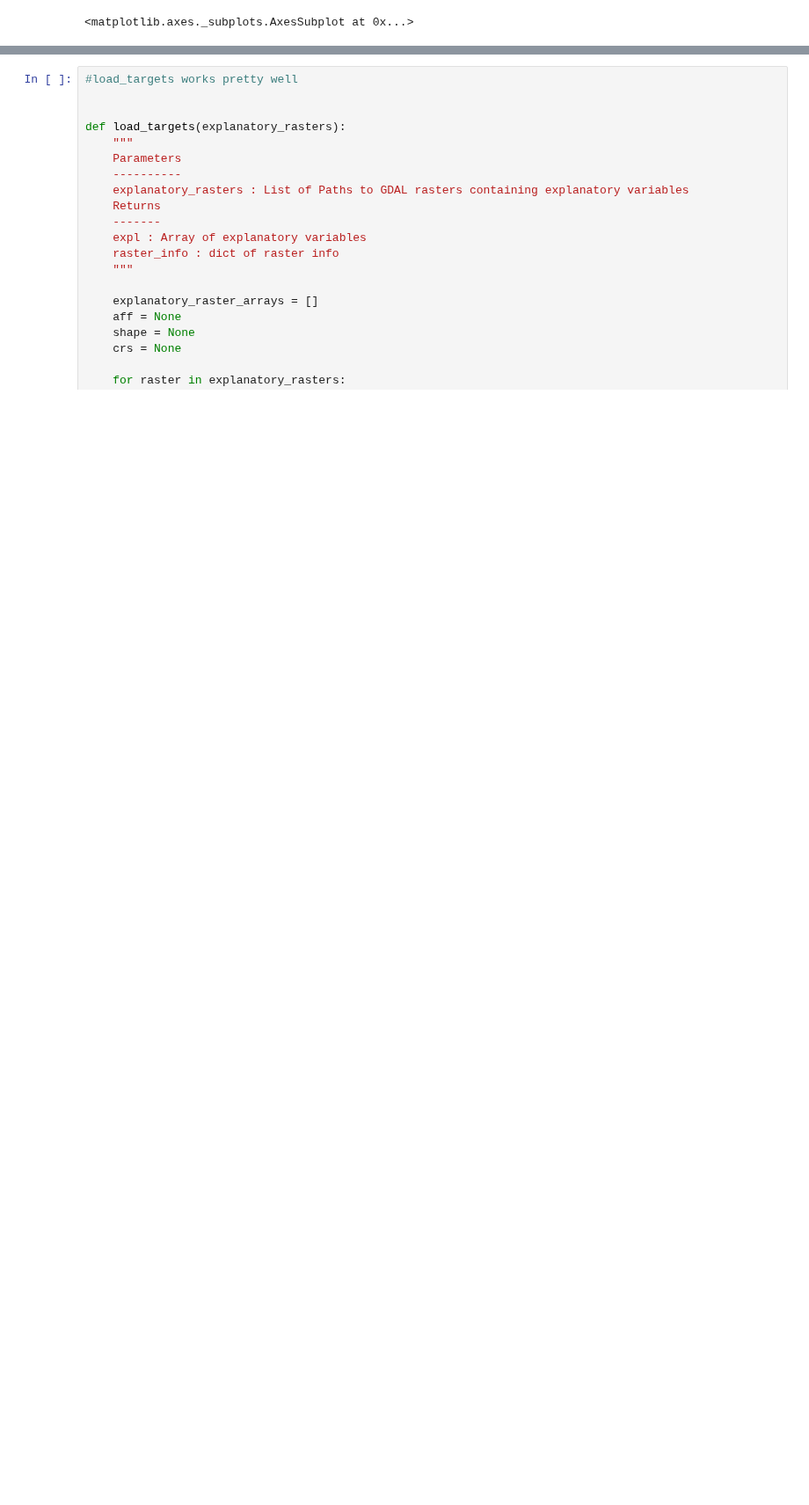
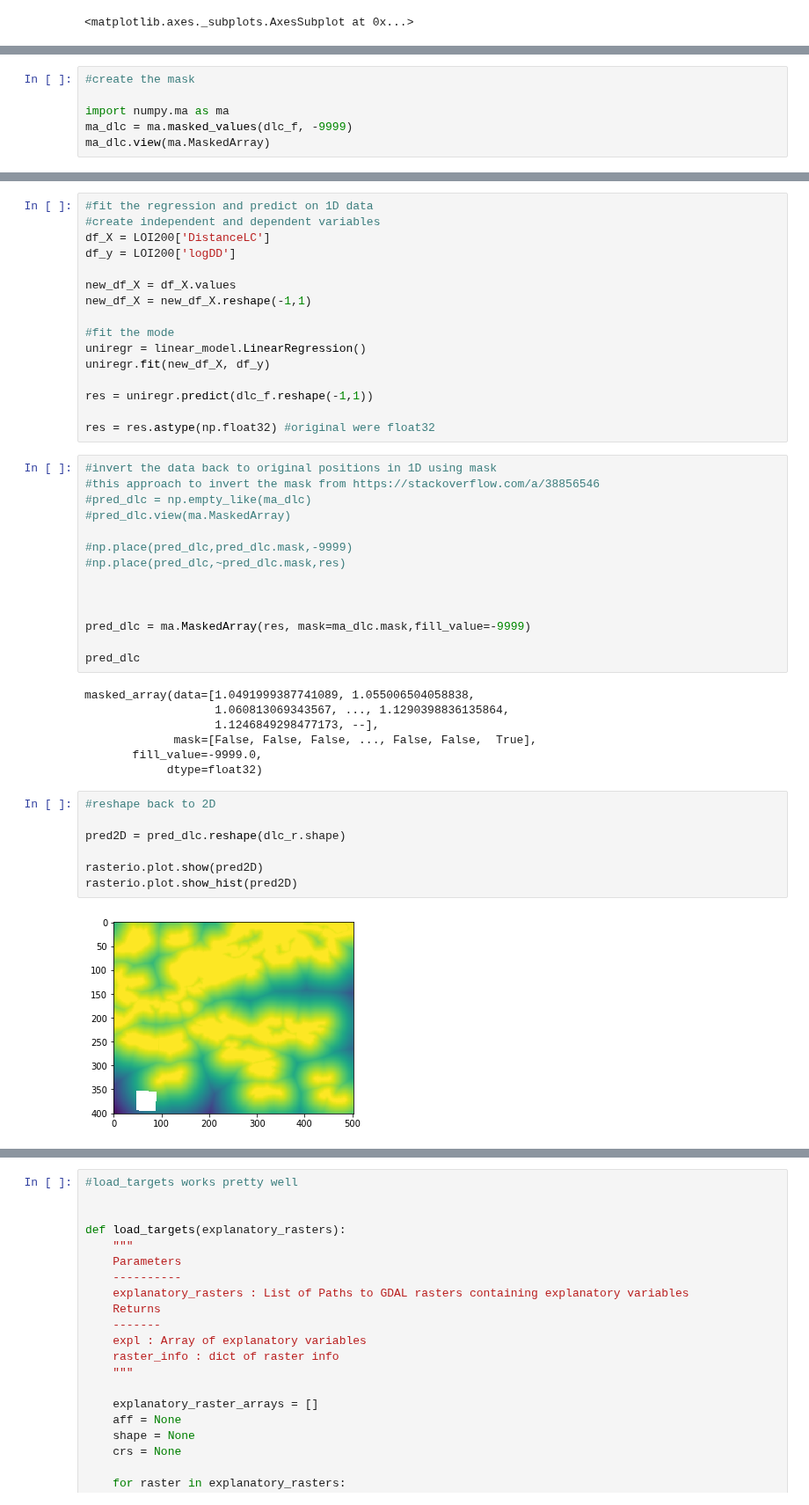
Before and after one commit to jamesdamillington/SpatialDeerDensity, a Jupyter notebook: DeerDistribution.ipynb, the cells around one changed output, grey strips where cells are left out. Shown at 88% size. Drawn from its saved outputs; the diff is of its cells as text; blank space fills up the shorter version.

Commit message:
adding masked arrays

```diff
--- a/DeerDistribution.ipynb
+++ b/DeerDistribution.ipynb
@@ -311,0 +322,6 @@ rasterio.plot.show(dbh_r)
+# %%
+#create the mask
+
+import numpy.ma as ma
+ma_dlc = ma.masked_values(dlc_f, -9999)
+ma_dlc.view(ma.MaskedArray)
@@ -311,0 +343,46 @@ rasterio.plot.show(dbh_r)
+# %%
+#fit the regression and predict on 1D data
+#create independent and dependent variables
+df_X = LOI200['DistanceLC']
+df_y = LOI200['logDD']
+
+new_df_X = df_X.values
+new_df_X = new_df_X.reshape(-1,1)
+
+#fit the mode
+uniregr = linear_model.LinearRegression()
+uniregr.fit(new_df_X, df_y)
+
+res = uniregr.predict(dlc_f.reshape(-1,1))
+
+res = res.astype(np.float32) #original were float32
+# %%
+#invert the data back to original positions in 1D using mask
+#this approach to invert the mask from https://stackoverflow.com/a/38856546
+#pred_dlc = np.empty_like(ma_dlc)
+#pred_dlc.view(ma.MaskedArray)
+
+#np.place(pred_dlc,pred_dlc.mask,-9999)
+#np.place(pred_dlc,~pred_dlc.mask,res)
+
+
+
+pred_dlc = ma.MaskedArray(res, mask=ma_dlc.mask,fill_value=-9999)
+
+pred_dlc
+# %% [output]
+masked_array(data=[1.0491999387741089, 1.055006504058838,
+                   1.060813069343567, ..., 1.1290398836135864,
+                   1.1246849298477173, --],
+             mask=[False, False, False, ..., False, False,  True],
+       fill_value=-9999.0,
+            dtype=float32)
+# %%
+#reshape back to 2D
+
+pred2D = pred_dlc.reshape(dlc_r.shape)
+
+rasterio.plot.show(pred2D)
+rasterio.plot.show_hist(pred2D)
+# %% [output]
+[figure, added]
```
Also changed, not shown: parts of 23 cells of this notebook.
